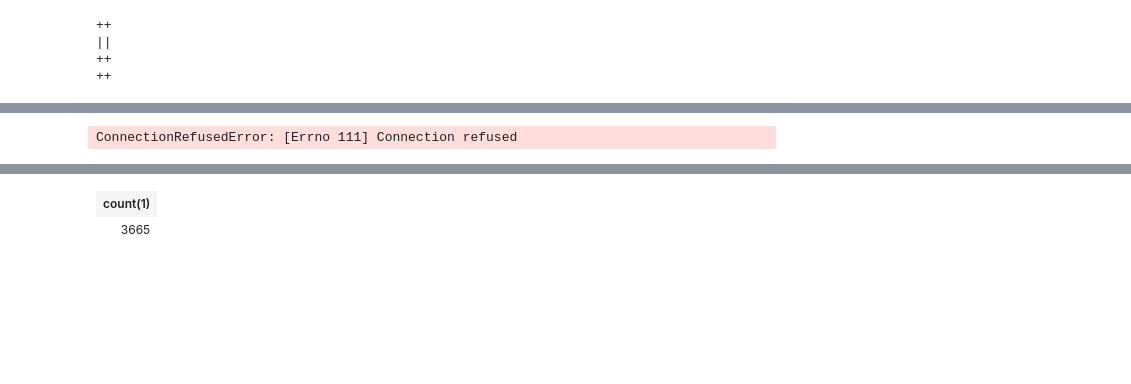
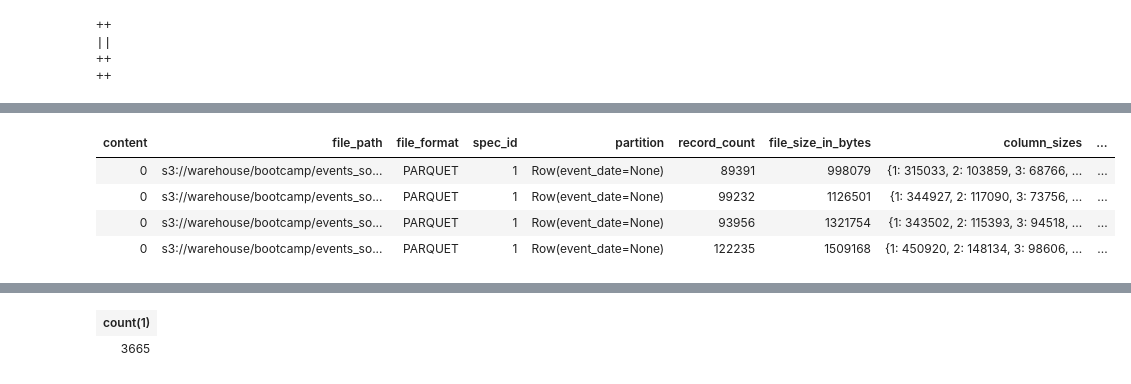
Before and after one commit to DataExpert-io/data-engineer-handbook, a Jupyter notebook: bootcamp/materials/3-spark-fundamentals/notebooks/event_data_pyspark.ipynb, the cells around one changed output, grey strips where cells are left out. Drawn from its saved outputs; the diff is of its cells as text; code cells hidden in the pictures; blank space fills up the shorter version.

```diff
--- a/bootcamp/materials/3-spark-fundamentals/notebooks/event_data_pyspark.ipynb
+++ b/bootcamp/materials/3-spark-fundamentals/notebooks/event_data_pyspark.ipynb
@@ -270,9 +242,13 @@ py4j.protocol.Py4JNetworkError: Error while sending or receiving
-# %%
-# Check a specific configuration
-warehouse_path = spark.conf.get("spark.sql.catalog.iceberg.warehouse", "Not Set")
-print("Warehouse Path:", warehouse_path)
-# %% [output]
-ConnectionRefusedError: [Errno 111] Connection refused
+# %%
+%%sql
+select * from demo.bootcamp.events_sorted.files
+-- .files is the metadata
+# %% [output]
+| content | file_path | file_format | spec_id | partition | record_count | file_size_in_bytes | column_sizes | ... |
+| 0 | s3://warehouse/bootcamp/events_so... | PARQUET | 1 | Row(event_date=None) | 89391 | 998079 | {1: 315033, 2: 103859, 3: 68766, ... | ... |
+| 0 | s3://warehouse/bootcamp/events_so... | PARQUET | 1 | Row(event_date=None) | 99232 | 1126501 | {1: 344927, 2: 117090, 3: 73756, ... | ... |
+| 0 | s3://warehouse/bootcamp/events_so... | PARQUET | 1 | Row(event_date=None) | 93956 | 1321754 | {1: 343502, 2: 115393, 3: 94518, ... | ... |
+| 0 | s3://warehouse/bootcamp/events_so... | PARQUET | 1 | Row(event_date=None) | 122235 | 1509168 | {1: 450920, 2: 148134, 3: 98606, ... | ... |
 # %%
 %%sql
 
```
Also changed, not shown: parts of 11 cells of this notebook, 8 other files.
